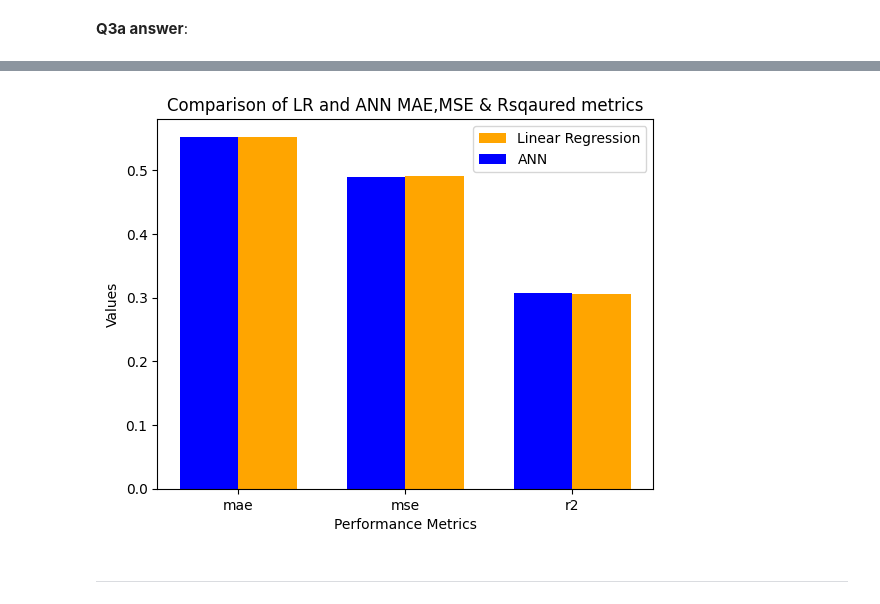
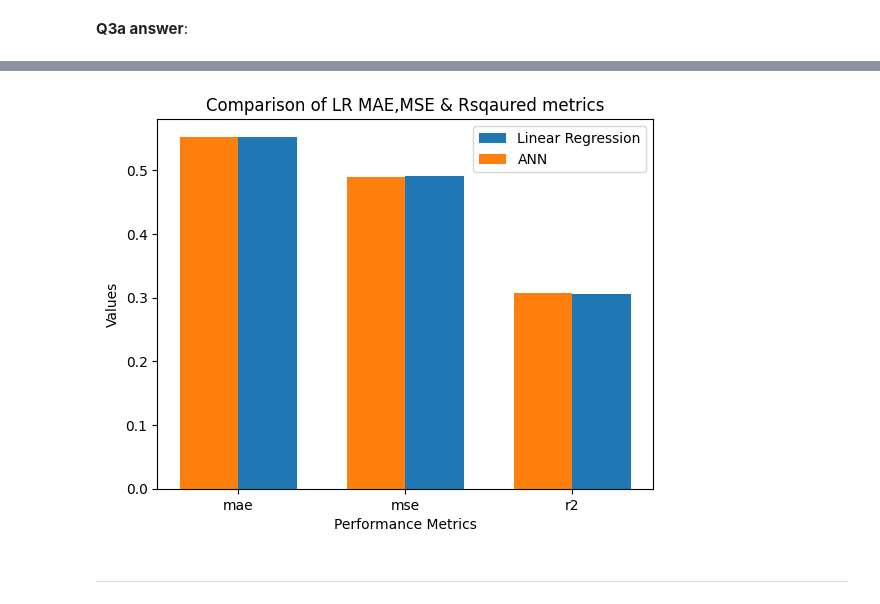
Before and after one commit to Littleguygabe/Python-Backup, a Jupyter notebook: comp1008/cwk/202425_COMP1008_cw_psygb6.ipynb, the cells around one changed output, grey strips where cells are left out. Cells and saved outputs as stored; diff of their text form; code cells hidden in the pictures.

```diff
--- a/comp1008/cwk/202425_COMP1008_cw_psygb6.ipynb
+++ b/comp1008/cwk/202425_COMP1008_cw_psygb6.ipynb
@@ -961,8 +961,8 @@ def main():
     width = 0.35
 
     fig,ax = plt.subplots()
-    bar1 = ax.bar(x+width/2,LRPerformanceTuple,width,label = 'Linear Regression',color='orange')
-    bar2 = ax.bar(x-width/2,ANNPerformanceTuple,width,label = 'ANN',color='blue')
+    bar1 = ax.bar(x+width/2,LRPerformanceTuple,width,label = 'Linear Regression')
+    bar2 = ax.bar(x-width/2,ANNPerformanceTuple,width,label = 'ANN')
 
     ax.set_xlabel('Performance Metrics')
     ax.set_ylabel('Values')
@@ -1155,30 +1166,30 @@ As can be seen in the **bar char** below the consequences of removing the `resid
 # %%
 import matplotlib.pyplot as plt
 import numpy as np
 
 def main():
     performanceMetrics = ['mae','mse','r2']
 
     x = np.arange(len(performanceMetrics))
     width = 0.35
 
     fig,ax = plt.subplots()
-    bar1 = ax.bar(x+width/2,LRPerformanceTuple,width,label = 'Linear Regression',color='orange')
-    bar2 = ax.bar(x-width/2,LRPerformanceTuple2,width,label = 'ANN',color='blue')
+    bar1 = ax.bar(x+width/2,LRPerformanceTuple,width,label = 'Linear Regression')
+    bar2 = ax.bar(x-width/2,LRPerformanceTuple2,width,label = 'ANN')
 
     ax.set_xlabel('Performance Metrics')
     ax.set_ylabel('Values')
-    ax.set_title('Comparison of LR and ANN MAE,MSE & Rsqaured metrics')
+    ax.set_title('Comparison of LR MAE,MSE & Rsqaured metrics')
     ax.set_xticks(x)
     ax.set_xticklabels(performanceMetrics)
 
     ax.legend()
     plt.show()
 
 if __name__ == '__main__':
     main()
 # %% [output]
-[figure, old version]
+[figure, new version]
 # %% [markdown]
 ---
 # %% [markdown]
```
Also changed, not shown: parts of 7 cells of this notebook, 2 other files.
